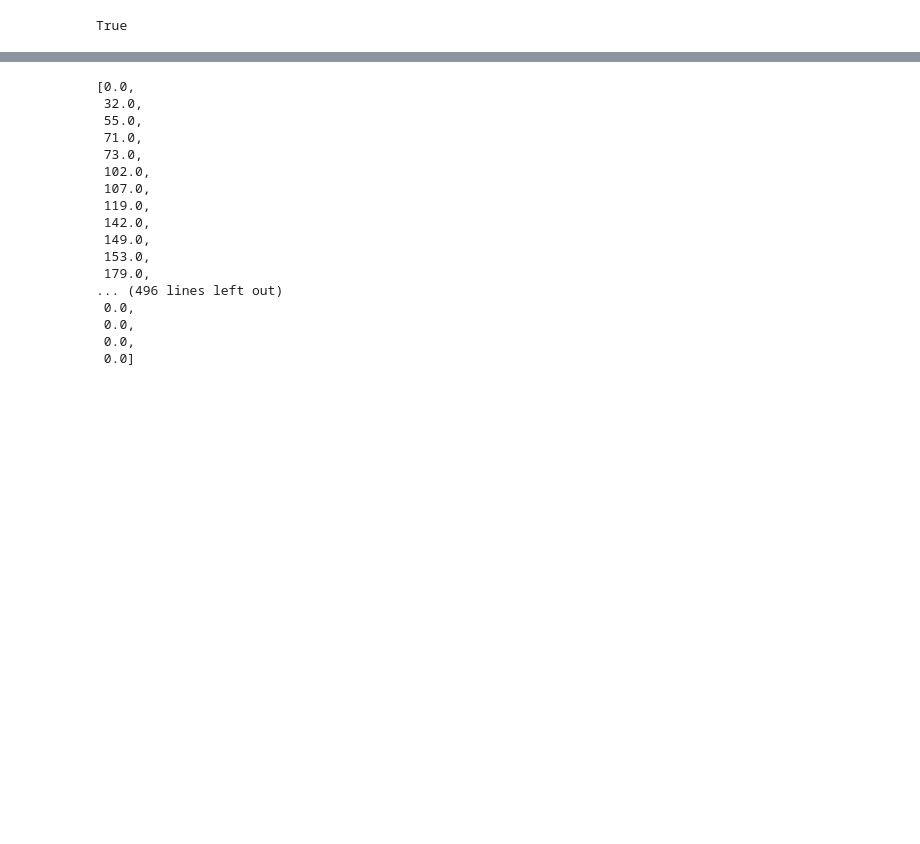
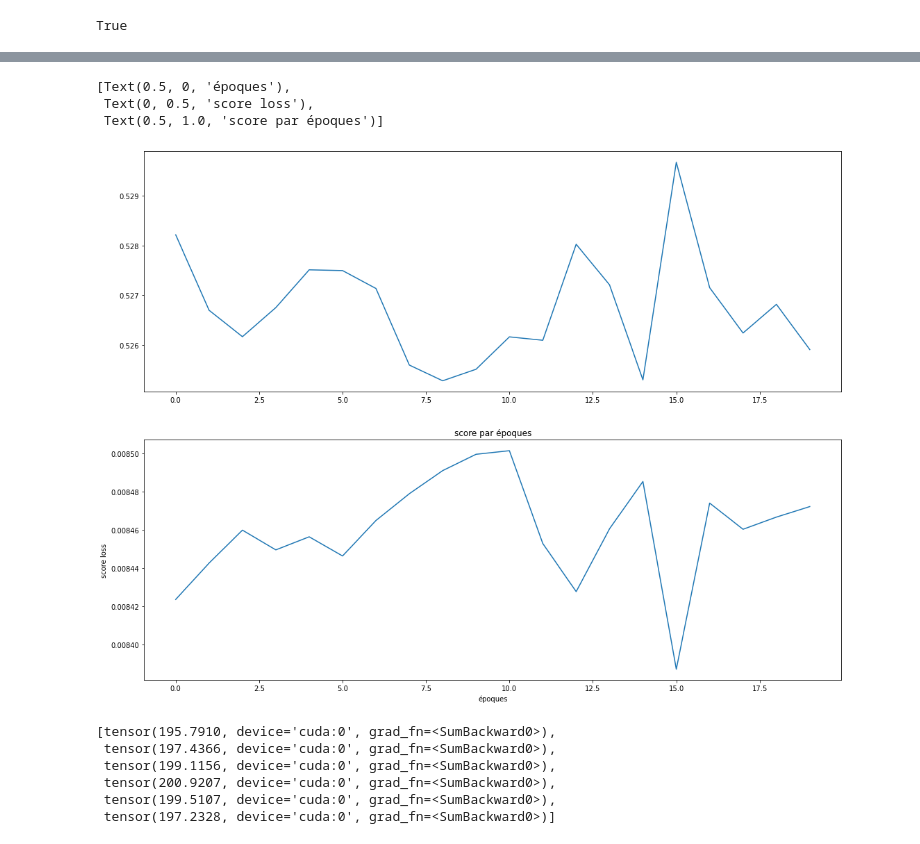
Before and after one commit to ecolabdata/2021-NLP_AE, a Jupyter notebook: Theo/gpu_essai_1.ipynb, the cells around one changed output, grey strips where cells are left out. Drawn from its saved outputs; the diff is of its cells as text; code cells hidden in the pictures; blank space fills up the shorter version.

```diff
--- a/Theo/gpu_essai_1.ipynb
+++ b/Theo/gpu_essai_1.ipynb
@@ -135,0 +366,2 @@ perte=torch.nn.L1Loss()
+# %%
+score=F1_score()
@@ -135,0 +375,2 @@ perte=torch.nn.L1Loss()
+# %%
+loss=nn.MSELoss()#nn.L1Loss()
@@ -202,0 +476,26 @@ ValueError: expected sequence of length 1 at dim 1 (got 3)
+# %%
+train_loss=[training_stats[i]['Training Loss'] for i in range(epochs)]
+# %%
+score_par_epoch=[torch.mean(torch.as_tensor(score_stat[x:x+57])) for x in range(0,len(score_stat),57)]
+# %%
+import matplotlib.pyplot as plt
+fig,ax=plt.subplots(2,figsize=(18,14))
+ax[0].plot([i for i in range(epochs)],train_loss)
+ax[1].plot([i for i in range(epochs)],score_par_epoch)
+ax[1].set(xlabel="époques",ylabel="score loss",title="score par époques")
+# %% [output]
+[Text(0.5, 0, 'époques'),
+ Text(0, 0.5, 'score loss'),
+ Text(0.5, 1.0, 'score par époques')]
+[figure, added]
+# %%
+#CEL=nn.CrossEntropyLoss()
+#CEL(pred_output[0][0][0],output[0])
+[torch.sum(-output[i]+pred_output[0][i][0]) for i in range(output.shape[0])]
+# %% [output]
+[tensor(195.7910, device='cuda:0', grad_fn=<SumBackward0>),
+ tensor(197.4366, device='cuda:0', grad_fn=<SumBackward0>),
+ tensor(199.1156, device='cuda:0', grad_fn=<SumBackward0>),
+ tensor(200.9207, device='cuda:0', grad_fn=<SumBackward0>),
+ tensor(199.5107, device='cuda:0', grad_fn=<SumBackward0>),
+ tensor(197.2328, device='cuda:0', grad_fn=<SumBackward0>)]
@@ -203,22 +506,2 @@ ValueError: expected sequence of length 1 at dim 1 (got 3)
 # %%
 torch.cuda.memory_summary(device=None, abbreviated=False)
-# %%
-clss[0].tolist()
-# %% [output]
-[0.0,
- 32.0,
- 55.0,
- 71.0,
- 73.0,
- 102.0,
- 107.0,
- 119.0,
- 142.0,
- 149.0,
- 153.0,
- 179.0,
-... (496 lines left out)
- 0.0,
- 0.0,
- 0.0,
- 0.0]
```
Also changed, not shown: parts of 46 cells of this notebook, 13 other files.
